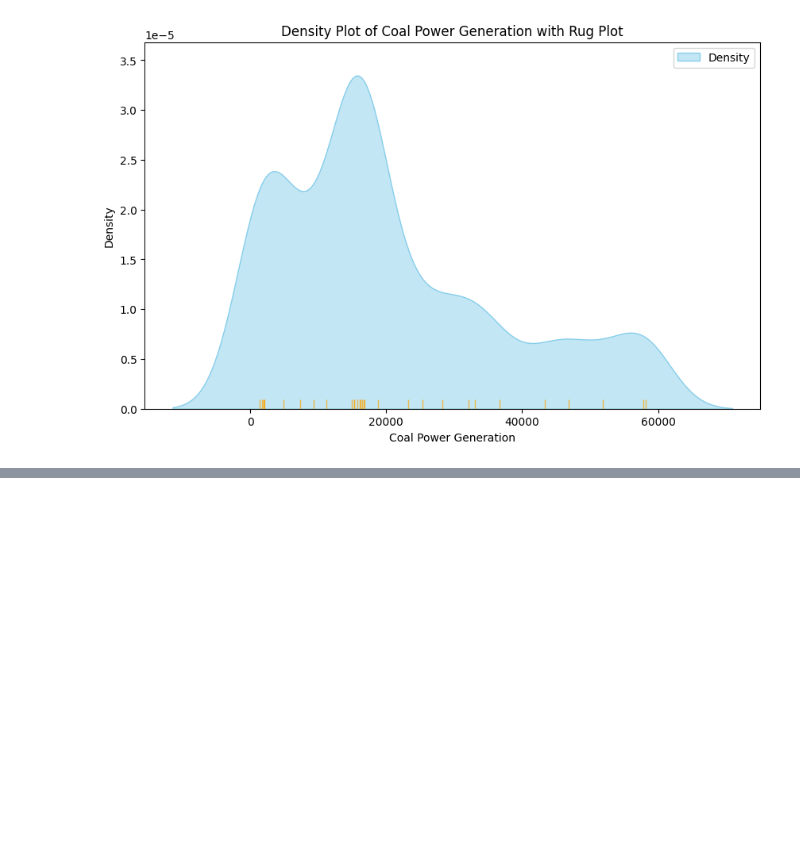
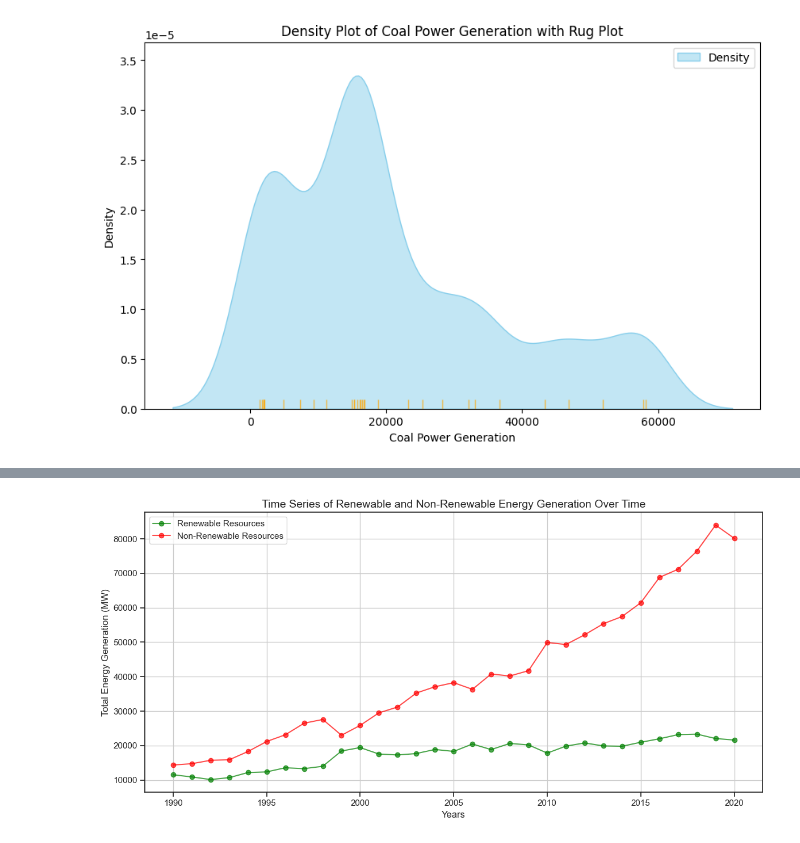
Before and after one commit to PTMAbellana/MidtermActivity, a Jupyter notebook: data_exploration.ipynb, the cells around one changed output, grey strips where cells are left out. Cells and saved outputs as stored; diff of their text form; code cells hidden in the pictures; blank space fills up the shorter version.

```diff
--- a/data_exploration.ipynb
+++ b/data_exploration.ipynb
@@ -180,0 +234,30 @@ plt.show()
+# %%
+#Time Series for the Energy Generation of Renewable and Non-renewable Resources
+for column in df.columns[1:]:
+    df[column] = df[column].replace(',', '', regex=True).astype(float)
+
+renewable_columns = ['Biomass', 'Geothermal', 'Hydro', 'Solar', 'Wind']
+non_renewable_columns = ['Coal', 'Natural Gas', 'Oil-based']
+
+df['Renewable Total'] = df[renewable_columns].sum(axis=1)
+df['Non-Renewable Total'] = df[non_renewable_columns].sum(axis=1)
+
+plt.figure(figsize=(12, 6))
+
+plt.plot(df['Years'], df['Renewable Total'], color='green', label='Renewable Resources', marker='o', linestyle='-', alpha=0.7)
+
+plt.plot(df['Years'], df['Non-Renewable Total'], color='red', label='Non-Renewable Resources', marker='o', linestyle='-', alpha=0.7)
+
+plt.title('Time Series of Renewable and Non-Renewable Energy Generation Over Time', fontsize=14)
+plt.xlabel('Years', fontsize=12)
+plt.ylabel('Total Energy Generation (MW)', fontsize=12)
+
+plt.legend()
+
+
+plt.grid(True)
+plt.tight_layout()
+
+plt.show()
+# %% [output]
+[figure, added]
```
Also changed, not shown: parts of 2 cells of this notebook.
